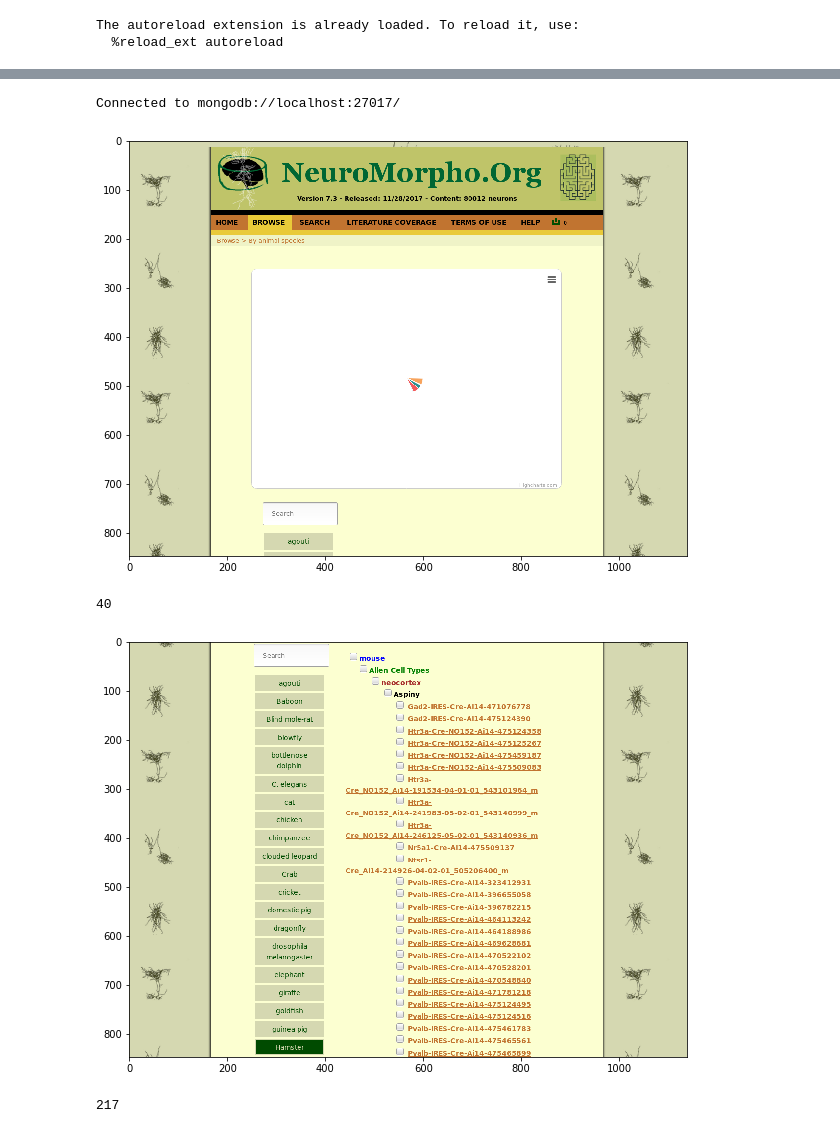
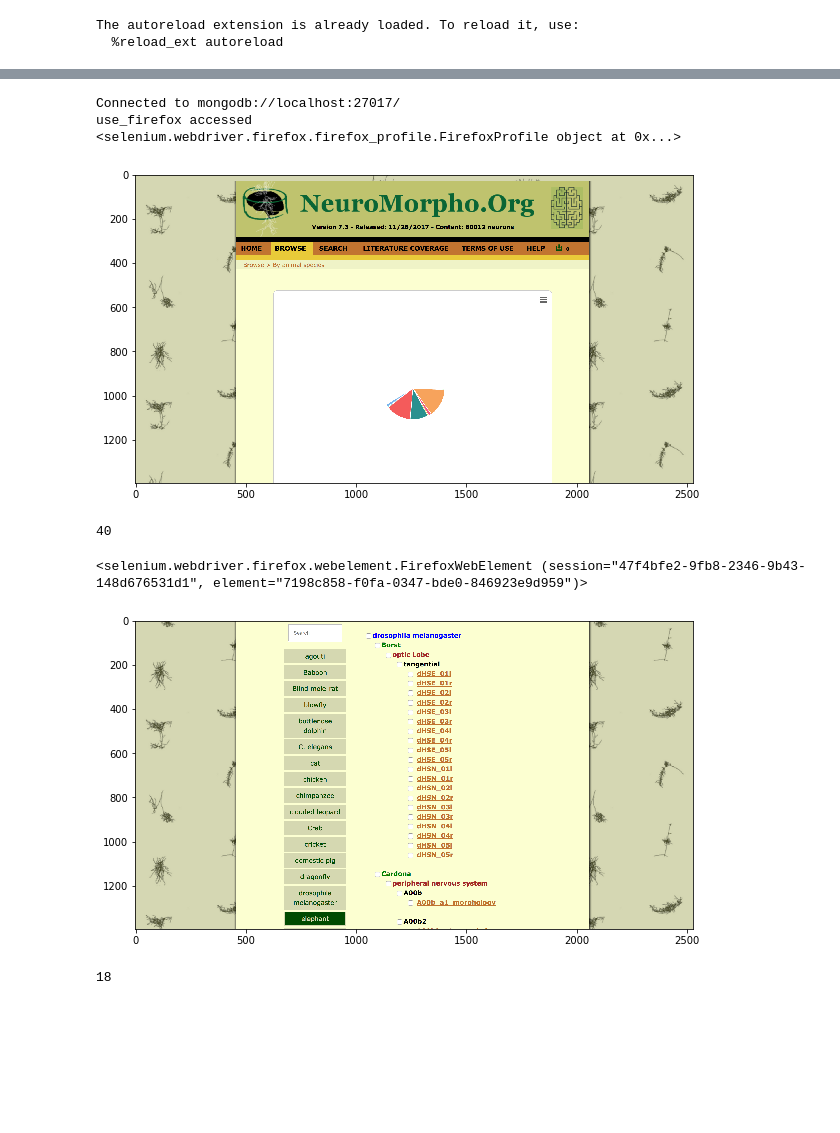
Before and after one commit to q0j0p/aibs, a Jupyter notebook: raw/notes/Data from other sources - mac.ipynb, the cells around one changed output, grey strips where cells are left out. Saved outputs shown, nothing was run; the diff lists cells and outputs as text; code cells hidden in the pictures; blank space fills up the shorter version.

```diff
--- a/raw/notes/Data from other sources - mac.ipynb
+++ b/raw/notes/Data from other sources - mac.ipynb
@@ -36,19 +37,21 @@ import time
 # %%
 # initialize scraper
-scraper = neuroncollector.NeuroScraper(browser="Firefox",machine='ubuntu')
+scraper = neuroncollector.NeuroScraper(browser="Firefox",machine='mac')
 time.sleep(3)
 #access website
 scraper.driver.get('http://neuromorpho.org/byspecies.jsp')
 
 # get screenshot
 scraper.driver.get_screenshot_as_file(filename='sc.png')
 plt.figure(figsize=(10,10))
 img=mpimg.imread('sc.png')
 imgplot = plt.imshow(img)
 plt.show()
 # %% [output]
 Connected to mongodb://localhost:27017/
+use_firefox accessed
+<selenium.webdriver.firefox.firefox_profile.FirefoxProfile object at 0x...>
-[figure, old version]
+[figure, new version]
 # %%
 species = scraper.driver.find_elements_by_class_name('species')
 
@@ -64,0 +62,4 @@ scraper.driver.find_element_by_link_text('mouse').click()
+# %%
+scraper.driver.find_element_by_link_text('drosophila melanogaster')
+# %% [output]
+<selenium.webdriver.firefox.webelement.FirefoxWebElement (session="47f4bfe2-9fb8-2346-9b43-148d676531d1", element="7198c858-f0fa-0347-bde0-846923e9d959")>
@@ -65,5 +69,5 @@ scraper.driver.find_element_by_link_text('mouse').click()
 # %%
-time.sleep(30) #wait for data to load on page
+time.sleep(40) #wait for data to load on page
 
 #get screenshot
 scraper.driver.get_screenshot_as_file(filename='sc.png')
@@ -72,14 +76,14 @@ img=mpimg.imread('sc.png')
 imgplot = plt.imshow(img)
 plt.show()
 # %% [output]
-[figure, old version]
+[figure, new version]
 # %%
 # `lvl2` is class name for data source (i.e. the contributors)
 lvl2 = scraper.driver.find_elements_by_class_name('lvl2')
 
 len(lvl2)
 # %% [output]
-217
+18
 # %%
 # optionally get the entire page for parsing and soupify
 soup = BS(scraper.driver.page_source, "html.parser")
```
Also changed, not shown: parts of 16 cells of this notebook, 9 other files.
